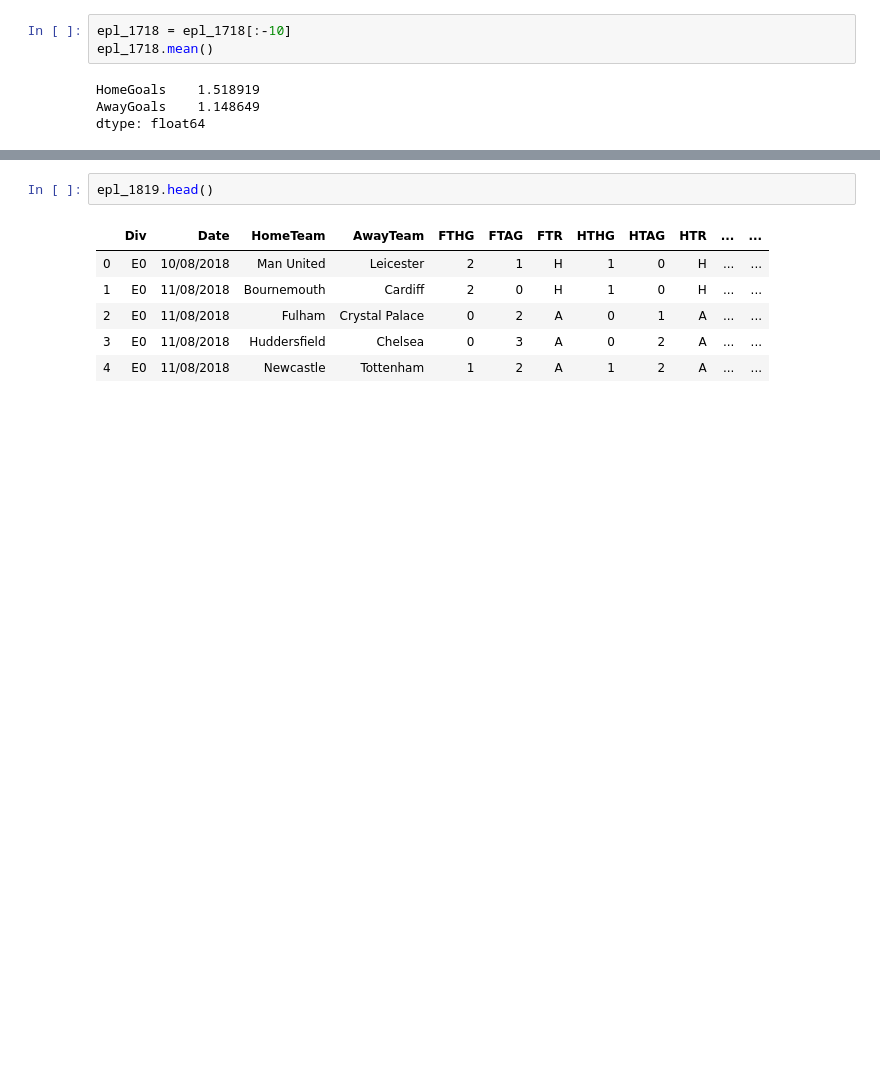
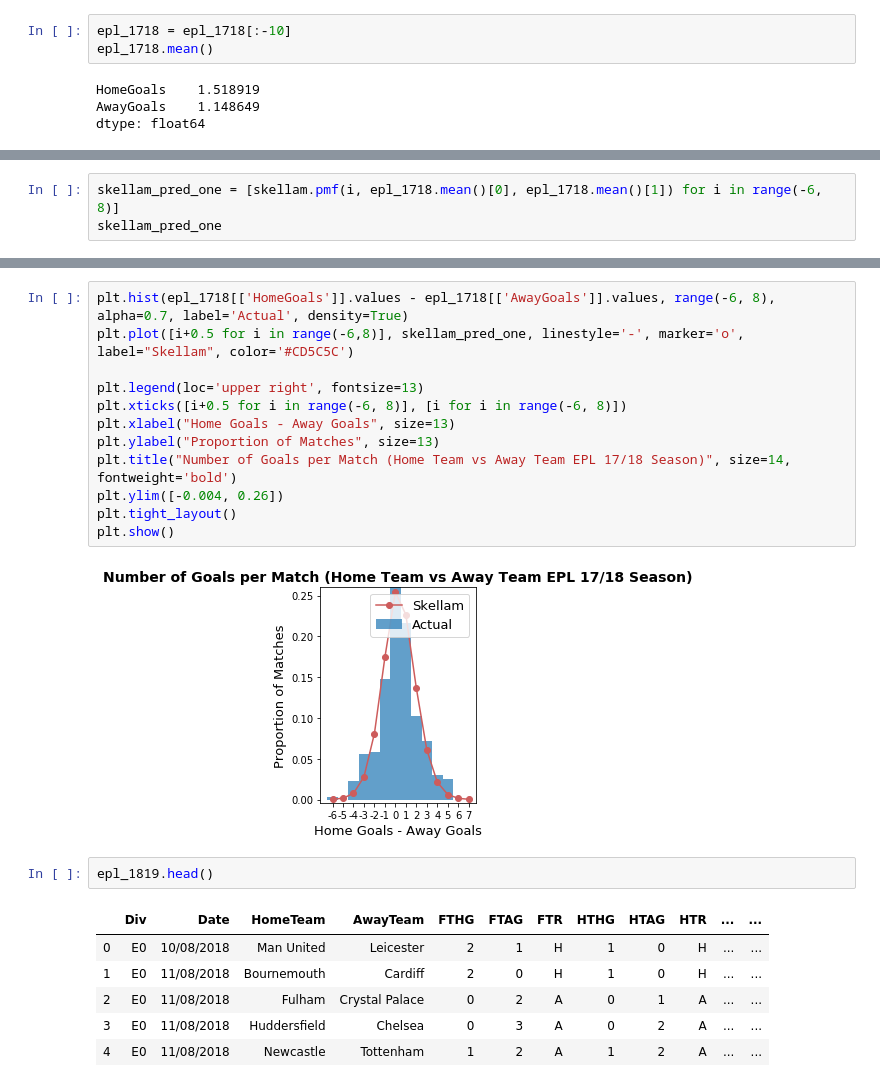
Before and after one commit to Silas-Asamoah/epl_matches, a Jupyter notebook: Untitled.ipynb, the cells around one changed output, grey strips where cells are left out. Saved outputs shown, nothing was run; the diff lists cells and outputs as text; blank space fills up the shorter version.

Commit message:
Goal distribution for home and away teams

```diff
--- a/Untitled.ipynb
+++ b/Untitled.ipynb
@@ -185,0 +202,3 @@ plt.show()
+# %%
+skellam_pred_one = [skellam.pmf(i, epl_1718.mean()[0], epl_1718.mean()[1]) for i in range(-6, 8)]
+skellam_pred_one
@@ -186,3 +220,17 @@ plt.show()
+# %%
+plt.hist(epl_1718[['HomeGoals']].values - epl_1718[['AwayGoals']].values, range(-6, 8), alpha=0.7, label='Actual', density=True)
+plt.plot([i+0.5 for i in range(-6,8)], skellam_pred_one, linestyle='-', marker='o', label="Skellam", color='#CD5C5C')
+
+plt.legend(loc='upper right', fontsize=13)
+plt.xticks([i+0.5 for i in range(-6, 8)], [i for i in range(-6, 8)])
+plt.xlabel("Home Goals - Away Goals", size=13)
+plt.ylabel("Proportion of Matches", size=13)
+plt.title("Number of Goals per Match (Home Team vs Away Team EPL 17/18 Season)", size=14, fontweight='bold')
+plt.ylim([-0.004, 0.26])
+plt.tight_layout()
+plt.show()
+# %% [output]
+[figure, added]
 # %%
 epl_1819.head()
 # %% [output]
```
Also changed, not shown: parts of 9 cells of this notebook.
